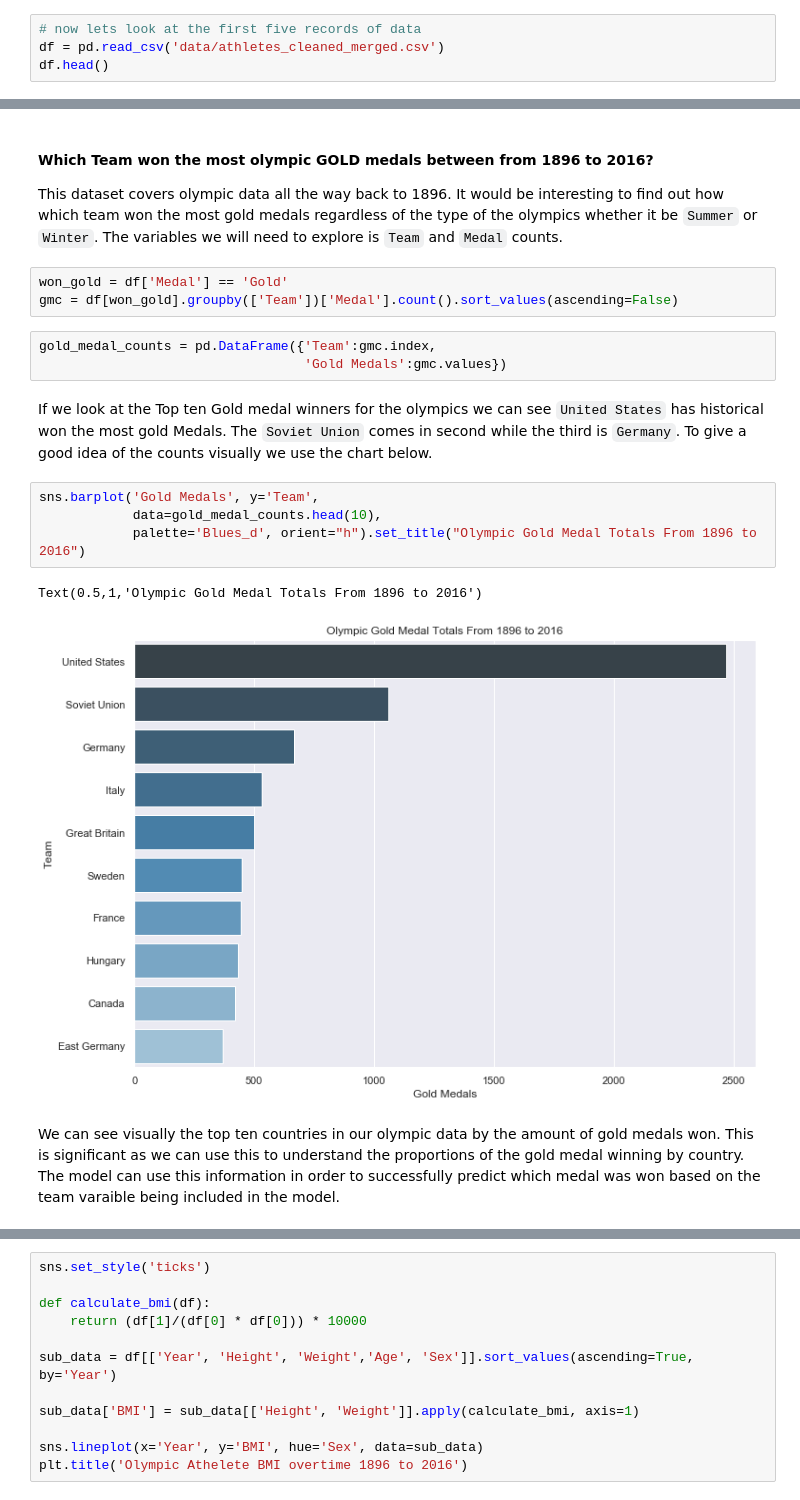
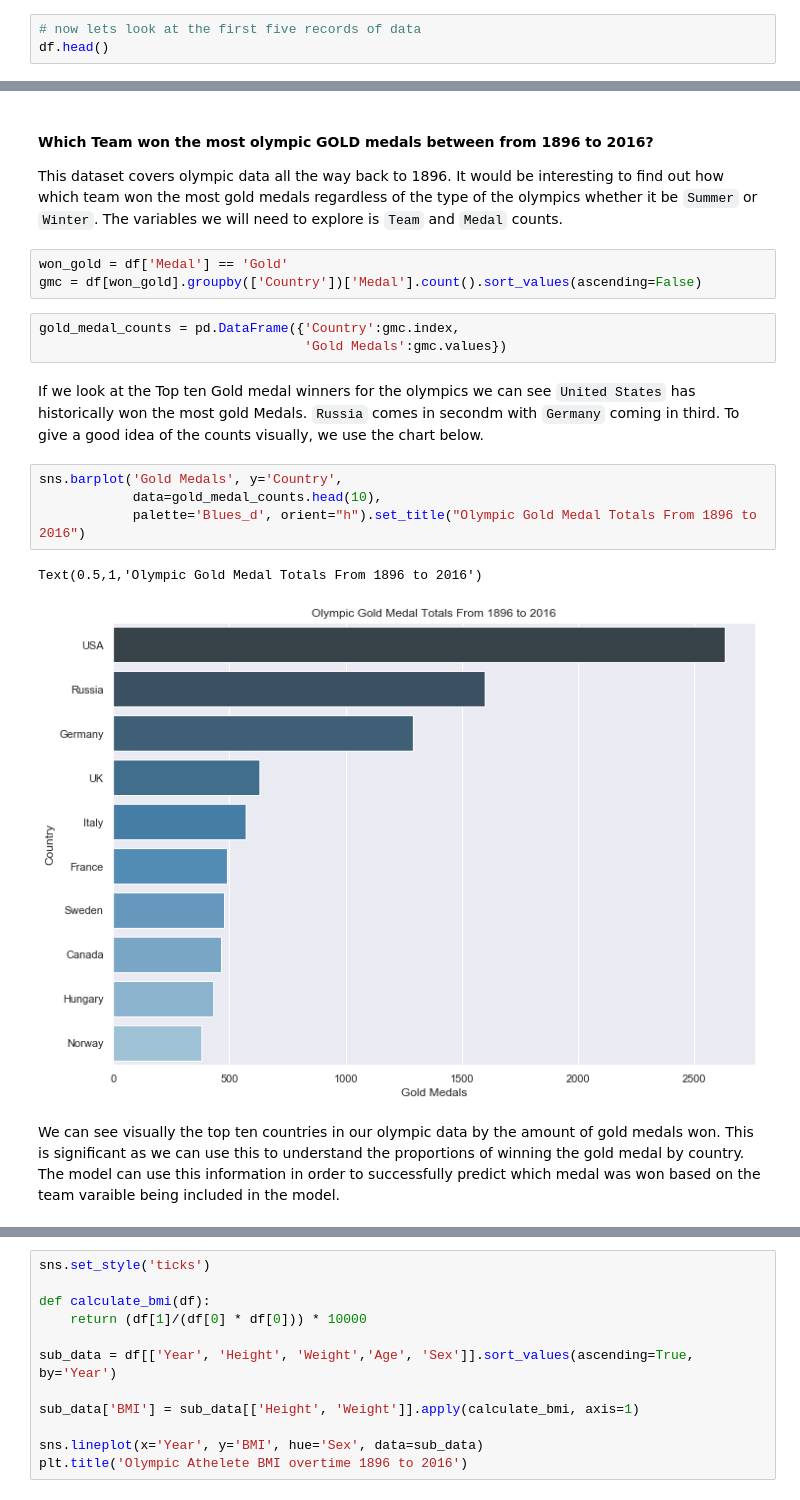
Before and after one commit to i4a/olympics, a Jupyter notebook: LabAssignmentOne.ipynb, the cells around one changed output, grey strips where cells are left out. Saved outputs shown, nothing was run; the diff lists cells and outputs as text.

```diff
--- a/LabAssignmentOne.ipynb
+++ b/LabAssignmentOne.ipynb
@@ -226,6 +229,5 @@ sns.violinplot(x = 'Sex', y = 'Age', data = df)
 In this section we will start to look at the features of our data to form thoughts on the basic shape of the data. We will look at a few rows, then the mins, maxes, means, and medians of our relevant features, and run an analysis of those values over time to see any basic trends.
 # %%
 # now lets look at the first five records of data
-df = pd.read_csv('data/athletes_cleaned_merged.csv')
 df.head()
 # %% [output]
@@ -434,21 +436,21 @@ We might need to use a much more specific and identifiable metrics like `BMI` in
 This dataset covers olympic data all the way back to 1896. It would be interesting to find out how which team won the most gold medals regardless of the type of the olympics whether it be `Summer` or `Winter`. The variables we will need to explore is `Team` and `Medal` counts.
 # %%
 won_gold = df['Medal'] == 'Gold'
-gmc = df[won_gold].groupby(['Team'])['Medal'].count().sort_values(ascending=False)
+gmc = df[won_gold].groupby(['Country'])['Medal'].count().sort_values(ascending=False)
 # %%
-gold_medal_counts = pd.DataFrame({'Team':gmc.index,
+gold_medal_counts = pd.DataFrame({'Country':gmc.index,
                                   'Gold Medals':gmc.values})
 # %% [markdown]
-If we look at the Top ten Gold medal winners for the olympics we can see `United States` has historical won the most gold Medals. The `Soviet Union` comes in second while the third is `Germany`. To give a good idea of the counts visually we use the chart below.
+If we look at the Top ten Gold medal winners for the olympics we can see `United States` has historically won the most gold Medals. `Russia` comes in secondm with `Germany` coming in third. To give a good idea of the counts visually, we use the chart below.
 # %%
-sns.barplot('Gold Medals', y='Team',
+sns.barplot('Gold Medals', y='Country',
             data=gold_medal_counts.head(10),
             palette='Blues_d', orient="h").set_title("Olympic Gold Medal Totals From 1896 to 2016")
 # %% [output]
 Text(0.5,1,'Olympic Gold Medal Totals From 1896 to 2016')
-[figure, old version]
+[figure, new version]
 # %% [markdown]
-We can see visually the top ten countries in our olympic data by the amount of gold medals won. This is significant as we can use this to understand the proportions of the gold medal winning by country. The model can use this information in order to successfully predict which medal was won based on the team varaible being included in the model.
+We can see visually the top ten countries in our olympic data by the amount of gold medals won. This is significant as we can use this to understand the proportions of winning the gold medal by country. The model can use this information in order to successfully predict which medal was won based on the team varaible being included in the model.
 # %% [markdown]
 #### Athletes BMI and its relationship to time
 
```
Also changed, not shown: parts of 33 cells of this notebook.
